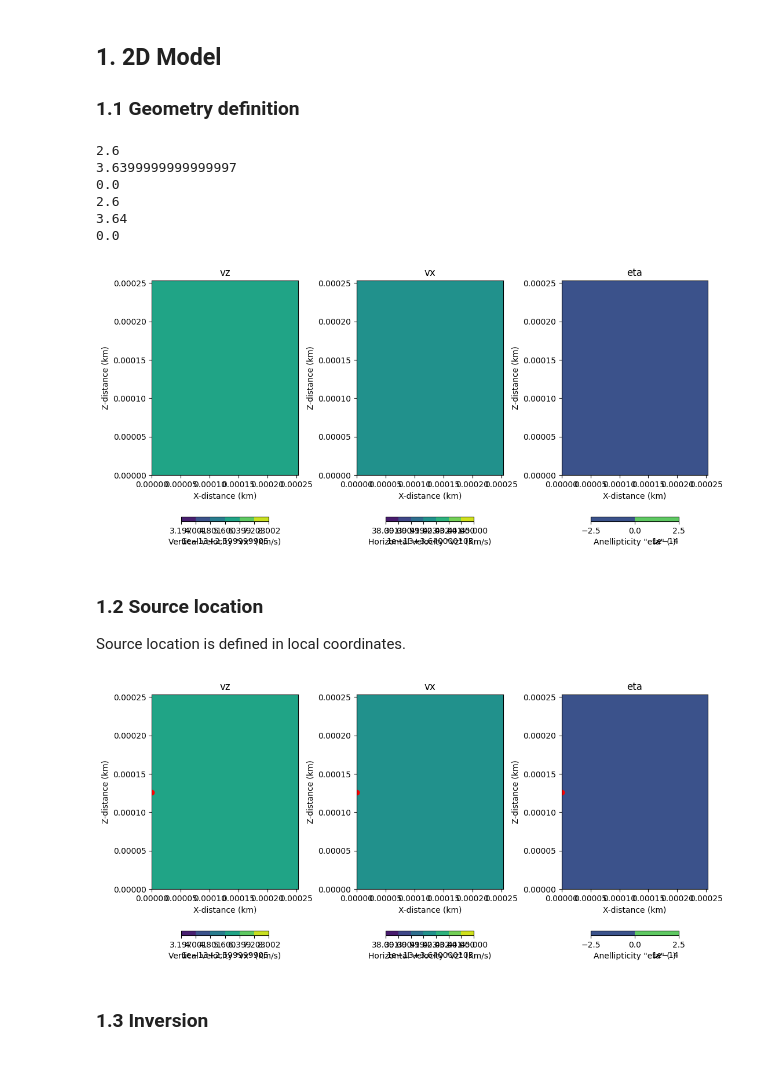
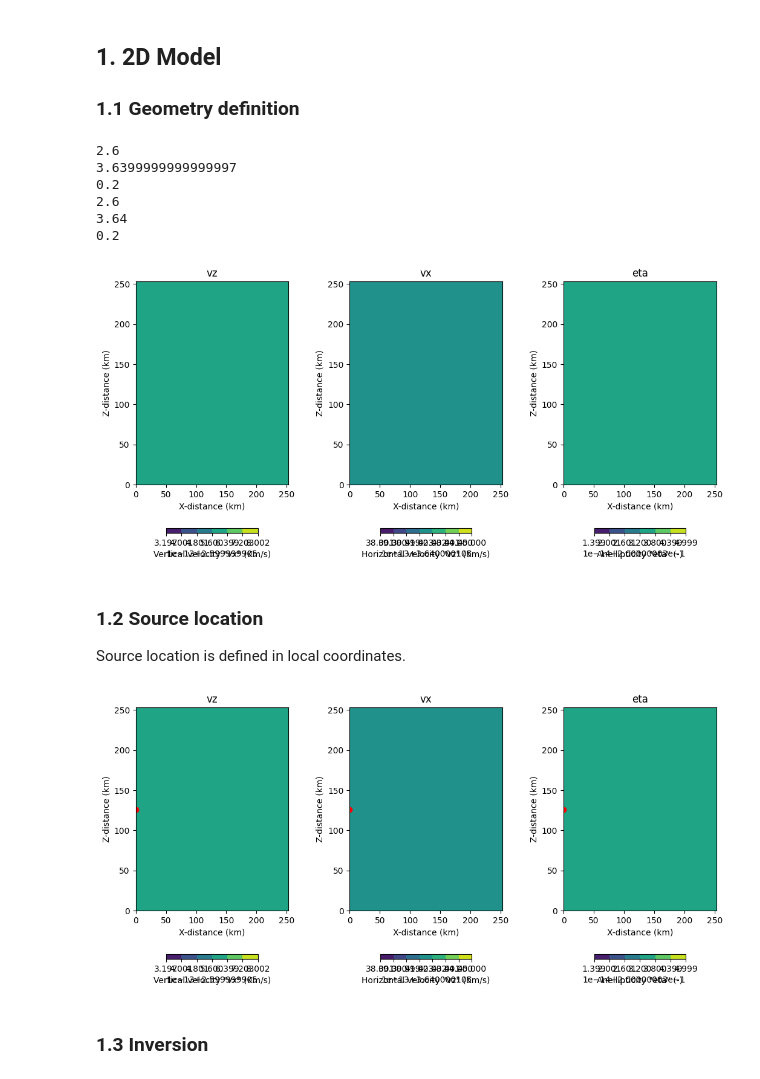
Before and after one commit to GGGiozzaG/Acoustic-Geomechanics, a Jupyter notebook: TestFastMarchingv1.ipynb, the cells around one changed output. Saved outputs shown, nothing was run; the diff lists cells and outputs as text; code cells hidden in the pictures.

```diff
--- a/TestFastMarchingv1.ipynb
+++ b/TestFastMarchingv1.ipynb
@@ -21,7 +21,7 @@ import matplotlib.pyplot as plt
 ### 1.1 Geometry definition
 # %%
 # Define scale
-scale=1e-6                        # 1 is km, 1e-3 is m, 1e-6 is mm (and so on...)
+scale=1e-0                        # 1 is km, 1e-3 is m, 1e-6 is mm (and so on...)
 
 # 2D models are 3D modela with 1 grid length in a specific direction. Consequently, we need to define parameters for x, y, and z.
 # pyekfmm is for a VTI model whose axis is along the Z-axis direction. For convenience, we analyze the model in the XZ plane.
@@ -40,7 +40,7 @@ nz = 254
 # Step 1. Build a velocity model (this case is a simple homogeneous case, migrating from Thomsen's parameters to vz, vx, and eta parameters)
 vz = 2.6
 epsilon = 0.2
-delta = 0.2
+delta = 0
 print(vz)
 
 vx = vz*(1+2*epsilon)
@@ -59,36 +59,36 @@ eta_2d = eta*np.ones([nz,nx],dtype='float32')               # The vertical 'z' a
 
 # Step 1. Build a velocity model (this case is a simple homogeneous case)
 # Ploting the velocity model
 # Defining x and z axis:
 x_axis = np.arange(nx)*d_size
 z_axis = np.arange(nz)*d_size
 x_2d, z_2d = np.meshgrid(x_axis,z_axis)
 
 fig, axs = plt.subplots(1,3)
 plot0 = axs[0].contourf(x_2d, z_2d, vz_2d)
 axs[0].set_xlabel('X-distance (km)'); axs[0].set_ylabel('Z-distance (km)'); axs[0].set_title('vz')
 cbar1 = plt.colorbar(plot0, ax=axs[0], orientation='horizontal',shrink=0.6,label='Vertical velocity "vx" (Km/s)');
 print(vz_2d[0,0])
 
 plot1 = axs[1].contourf(x_2d, z_2d, vx_2d)
 axs[1].set_xlabel('X-distance (km)'); axs[1].set_ylabel('Z-distance (km)'); axs[1].set_title('vx')
 cbar1 = plt.colorbar(plot1, ax=axs[1], orientation='horizontal',shrink=0.6,label='Horizontal velocity "vz" (Km/s)');
 print(vx_2d[0,0])
 
 plot2 = axs[2].contourf(x_2d, z_2d, eta_2d)
 axs[2].set_xlabel('X-distance (km)'); axs[2].set_ylabel('Z-distance (km)'); axs[2].set_title('eta')
 cbar2 = plt.colorbar(plot2, ax=axs[2], orientation='horizontal',shrink=0.6,label='Anellipticity "eta" (-)');
 print(eta_2d[0,0])
 
 plt.subplots_adjust(left=0.0, bottom=0.0, right=1.5, top=1, wspace=0.4, hspace=0.1)
 # %% [output]
 2.6
 3.6399999999999997
-0.0
+0.2
 2.6
 3.64
-0.0
+0.2
-[figure, old version]
+[figure, new version]
 # %% [markdown]
 ### 1.2 Source location
 Source location is defined in local coordinates.
@@ -113,7 +113,7 @@ axs[2].scatter(sx,sz, c='red')
 
 plt.subplots_adjust(left=0.0, bottom=0.0, right=1.5, top=1, wspace=0.4, hspace=0.1)
 # %% [output]
-[figure, old version]
+[figure, new version]
 # %% [markdown]
 ### 1.3 Inversion
 # %%
```
Also changed, not shown: parts of 4 cells of this notebook.
